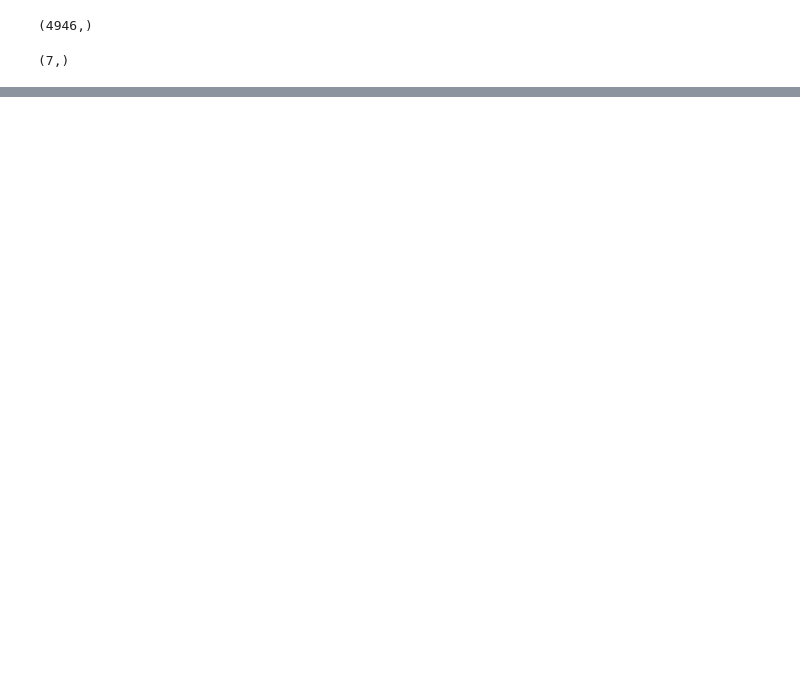
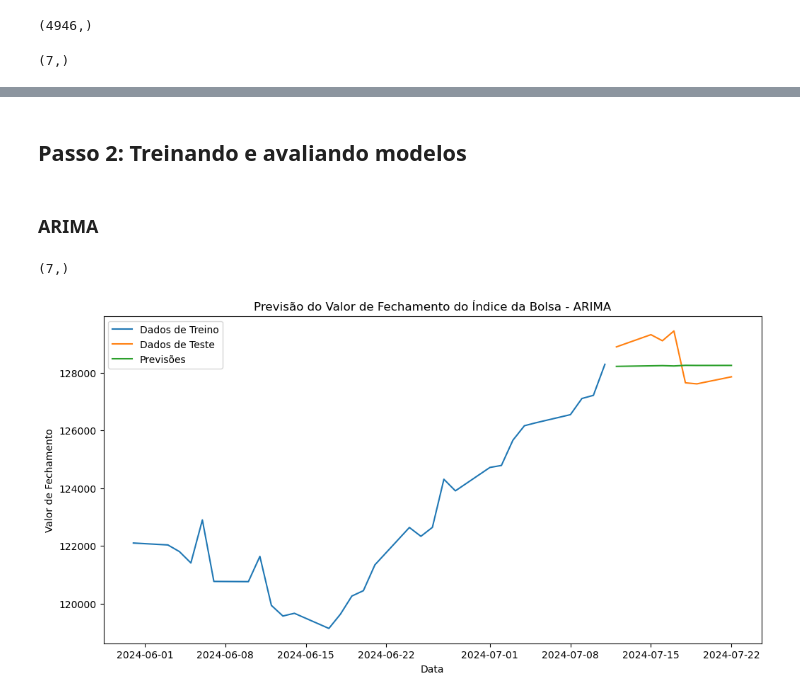
Before and after one commit to alexandreaquiles/postech-fiap-dtat-tech-challenge-fase2, a Jupyter notebook: tech-challenge-fase2-forecasting-ibovespa.ipynb, the cells around one changed output, grey strips where cells are left out. Saved outputs shown, nothing was run; the diff lists cells and outputs as text; code cells hidden in the pictures; blank space fills up the shorter version.

Commit message:
Predição: ARIMA e AutoARIMA

```diff
--- a/tech-challenge-fase2-forecasting-ibovespa.ipynb
+++ b/tech-challenge-fase2-forecasting-ibovespa.ipynb
@@ -324,0 +365,28 @@ teste.shape
+# %% [markdown]
+## Passo 2: Treinando e avaliando modelos
+# %% [markdown]
+### ARIMA
+# %%
+# Ajustando o modelo ARIMA
+modelo_arima = ARIMA(treino, order=(5, 1, 0))
+modelo_arima_fit = modelo_arima.fit()
+# %%
+# Fazendo previsões
+previsoes_arima = modelo_arima_fit.predict(start=len(treino), end=len(treino) + len(teste) - 1, typ='levels')
+# %%
+previsoes_arima.shape
+# %% [output]
+(7,)
+# %%
+# Visualizando as previsões do modelo ARIMA
+plt.figure(figsize=(12, 6))
+plt.plot(treino[-30:], label='Dados de Treino')
+plt.plot(teste.index, teste, label='Dados de Teste')
+plt.plot(teste.index, previsoes_arima, label='Previsões')
+plt.title('Previsão do Valor de Fechamento do Índice da Bolsa - ARIMA')
+plt.xlabel('Data')
+plt.ylabel('Valor de Fechamento')
+plt.legend()
+plt.show()
+# %% [output]
+[figure, added]
```
Also changed, not shown: parts of 18 cells of this notebook.
